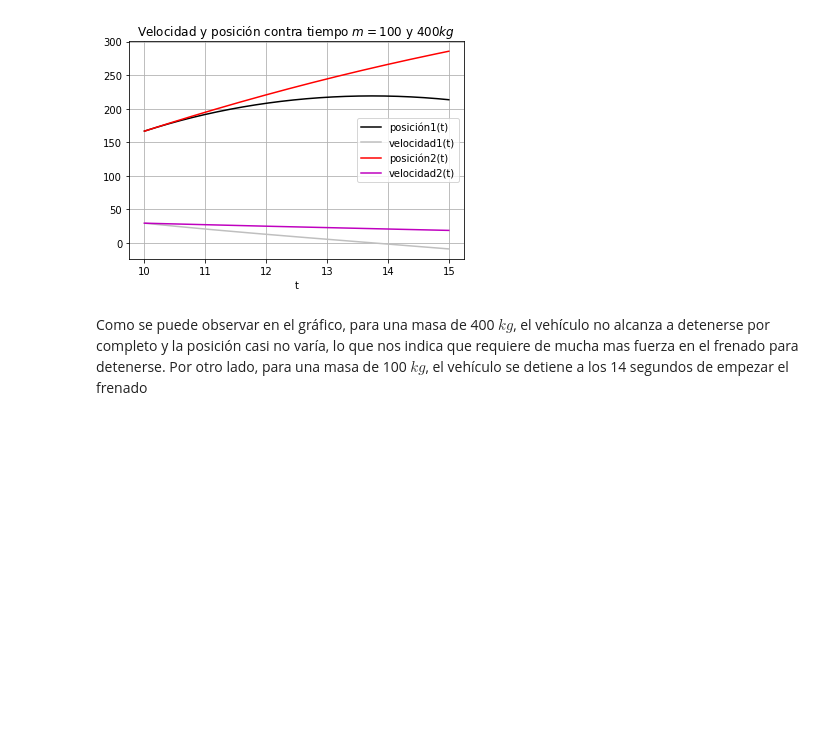
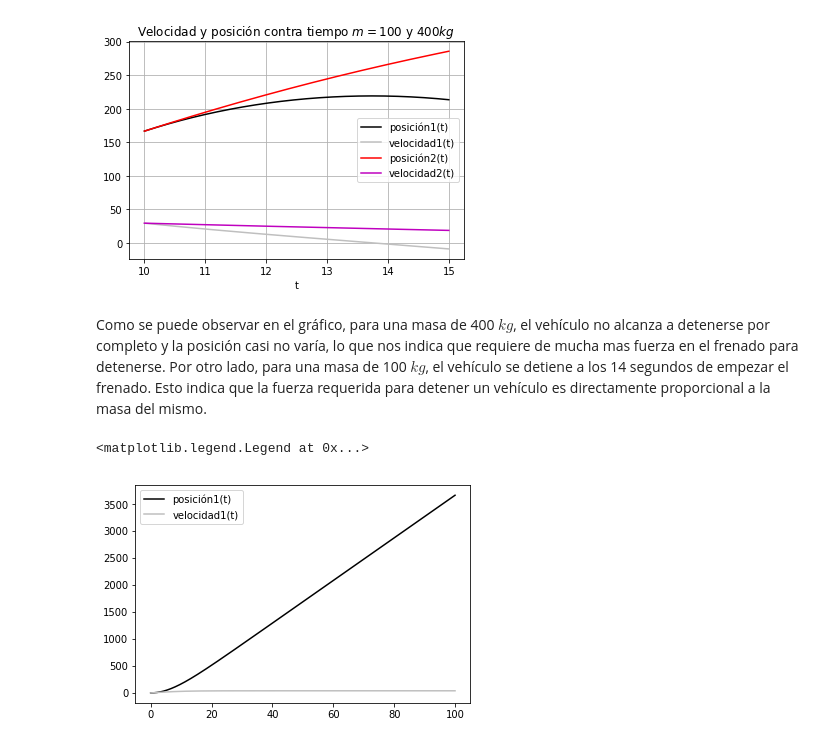
Before and after one commit to kagonzalez10/Herramientas-Computacionales-IMEC3602, a Jupyter notebook: Kart.ipynb, the cells around one changed output. Cells and saved outputs as stored; diff of their text form; code cells hidden in the pictures; blank space fills up the shorter version.

```diff
--- a/Kart.ipynb
+++ b/Kart.ipynb
@@ -247,6 +247,11 @@ t = np.arange(t_in,t_fin,deltat)
 tf_in = t_fin
 tf_fin = t_fin+5
 tf = np.arange(tf_in,tf_fin,deltat)
+# %%
+t_in_2 = 0
+t_fin_2 = 100
+deltat_2 =0.001
+t_2 = np.arange(t_in_2,t_fin_2,deltat_2)
 # %%
 sol1 = odeint(dveldt1,c_ini,t)
 sol2 = odeint(dveldt2,c_ini,t)
@@ -342,4 +347,14 @@ plottingFrenado(solf1,solf2,'100','400')
 # %% [output]
 [figure]
 # %% [markdown]
-Como se puede observar en el gráfico, para una masa de 400 $ kg $, el vehículo no alcanza a detenerse por completo y la posición casi no varía, lo que nos indica que requiere de mucha mas fuerza en el frenado para detenerse. Por otro lado, para una masa de 100 $ kg $, el vehículo se detiene a los 14 segundos de empezar el frenado
+Como se puede observar en el gráfico, para una masa de 400 $ kg $, el vehículo no alcanza a detenerse por completo y la posición casi no varía, lo que nos indica que requiere de mucha mas fuerza en el frenado para detenerse. Por otro lado, para una masa de 100 $ kg $, el vehículo se detiene a los 14 segundos de empezar el frenado. Esto indica que la fuerza requerida para detener un vehículo es directamente proporcional a la masa del mismo.
+# %%
+solucion_ac = odeint(dveldt1,c_ini,t_2)
+# %%
+plt.plot(t_2,solucion_ac[:,0],'k', label='posición1(t)')
+plt.plot(t_2, solucion_ac[:, 1], color = '0.75', label='velocidad1(t)')
+plt.grid
+plt.legend()
+# %% [output]
+<matplotlib.legend.Legend at 0x...>
+[figure, added]
```
